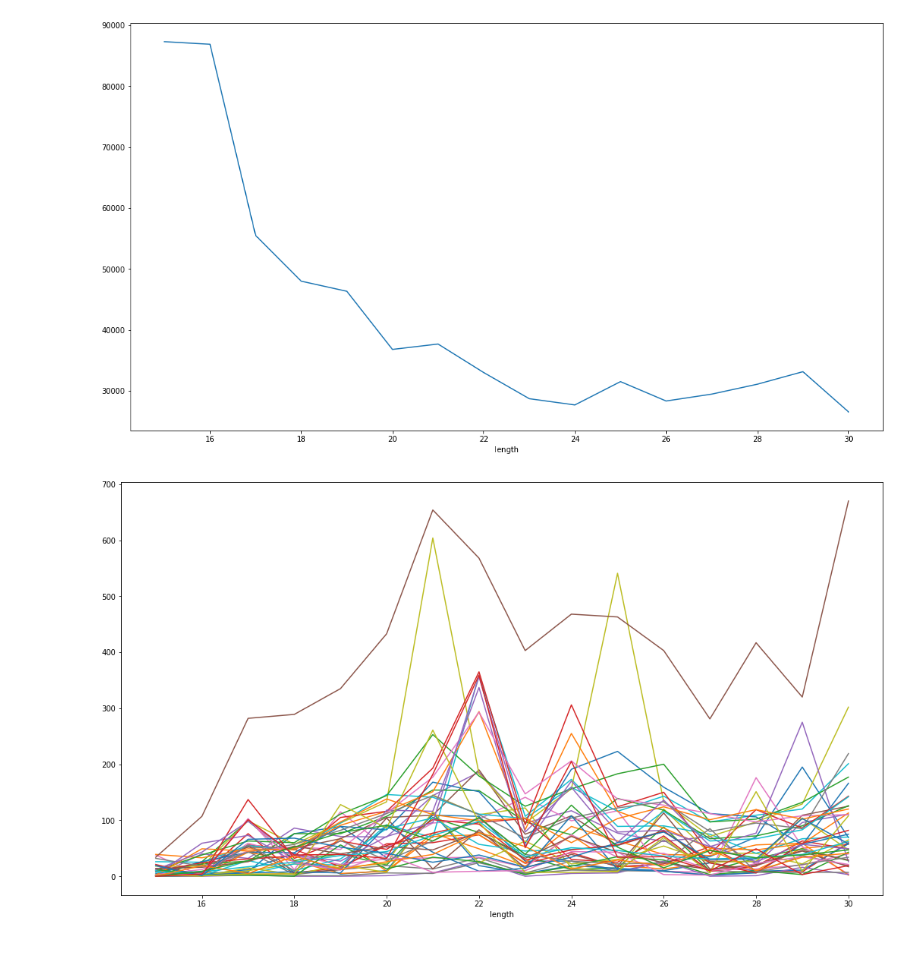
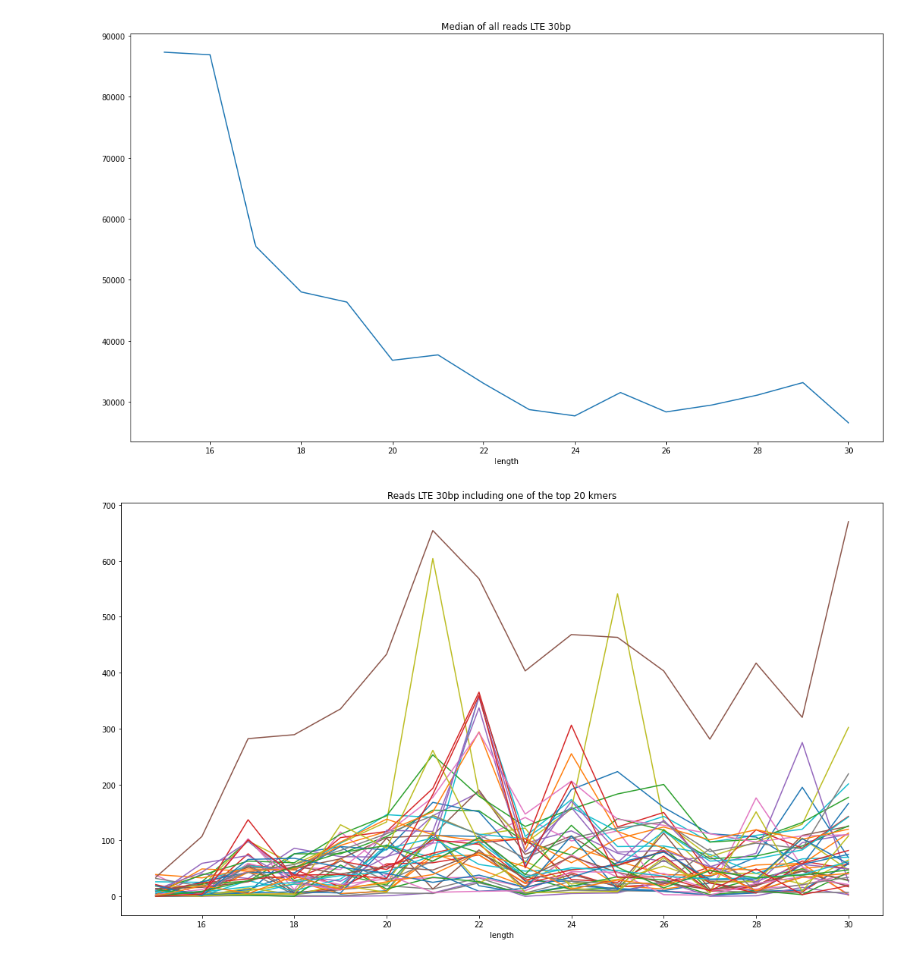
Before and after one commit to ucsffrancislab/genomics, a Jupyter notebook: data/20210428-EV/20210706-iMoka/ReadLengths.ipynb, the cells around one changed output. Saved outputs shown, nothing was run; the diff lists cells and outputs as text; code cells hidden in the pictures.

```diff
--- a/data/20210428-EV/20210706-iMoka/ReadLengths.ipynb
+++ b/data/20210428-EV/20210706-iMoka/ReadLengths.ipynb
@@ -126,13 +126,13 @@ plt.show()
 # %%
-df.median(axis=1).plot()
+df.median(axis=1).plot(title="Median of all reads LTE 30bp")
 plt.show()
 # %% [output]
-[figure, old version]
+[figure, new version]
 # %%
 df=pd.read_csv("merged.lte30.top20kmers.csv",index_col=['length'])
 # %%
-df.plot(legend=False)
+df.plot(title="Reads LTE 30bp including one of the top 20 kmers",legend=False)
 plt.show()
 # %% [output]
-[figure, old version]
+[figure, new version]
 # %%
```
Also changed, not shown: parts of 46 cells of this notebook.
